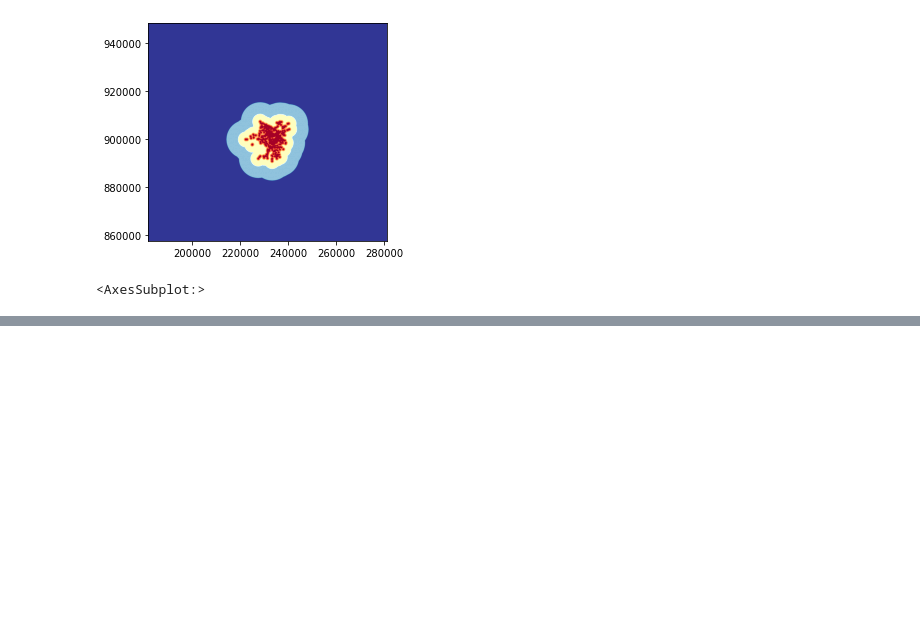
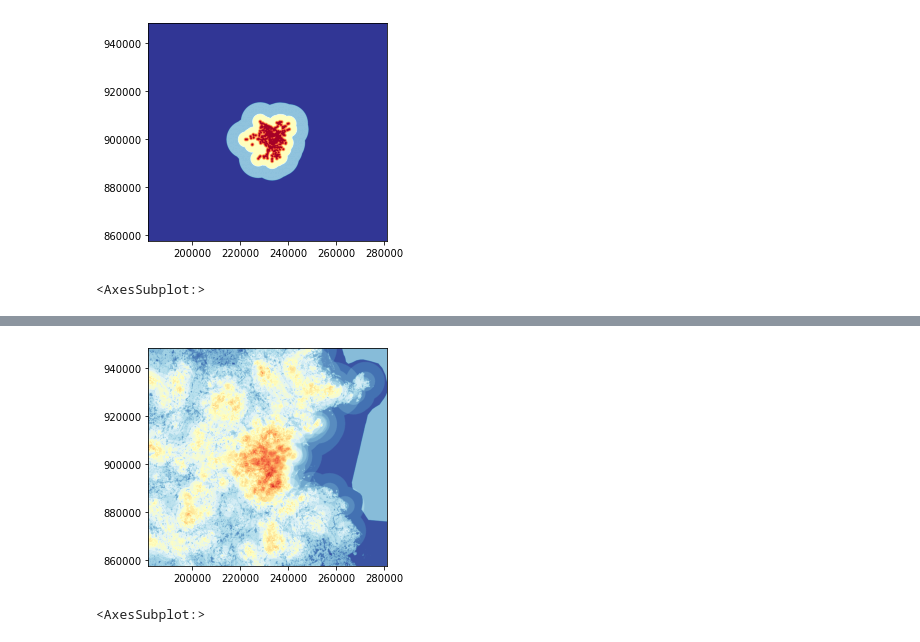
Before and after one commit to gingerleib/outdoor-recreation, a Jupyter notebook: Outdoor_Rec_Analysis.ipynb, the cells around one changed output, grey strips where cells are left out. Saved outputs shown, nothing was run; the diff lists cells and outputs as text; code cells hidden in the pictures; blank space fills up the shorter version.

```diff
--- a/Outdoor_Rec_Analysis.ipynb
+++ b/Outdoor_Rec_Analysis.ipynb
@@ -719,0 +723,4 @@ show(reclass_bb, transform=transform_tree, cmap='RdYlBu_r')
+# %%
+#add up all reclassified rasters
+
+raster_sum = reclass_trails + reclass_bb + reclass_tree + reclass_pools + reclass_market
@@ -719,0 +737,5 @@ show(reclass_bb, transform=transform_tree, cmap='RdYlBu_r')
+# %%
+show(raster_sum, transform=transform_tree, cmap='RdYlBu_r')
+# %% [output]
+[figure, added]
+<AxesSubplot:>
```
Also changed, not shown: parts of 9 cells of this notebook.
